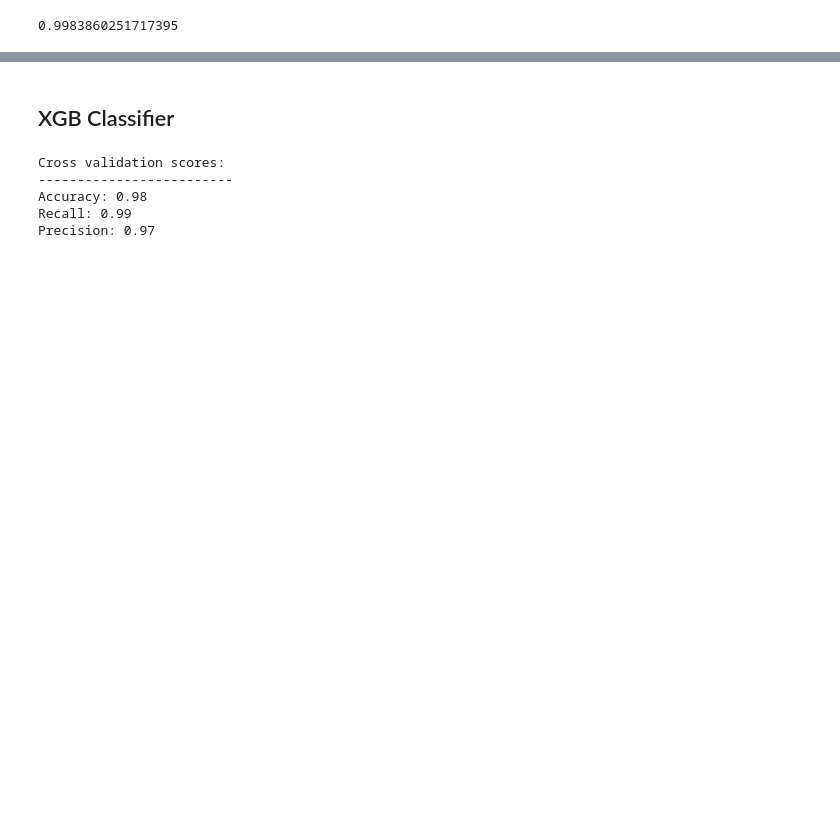
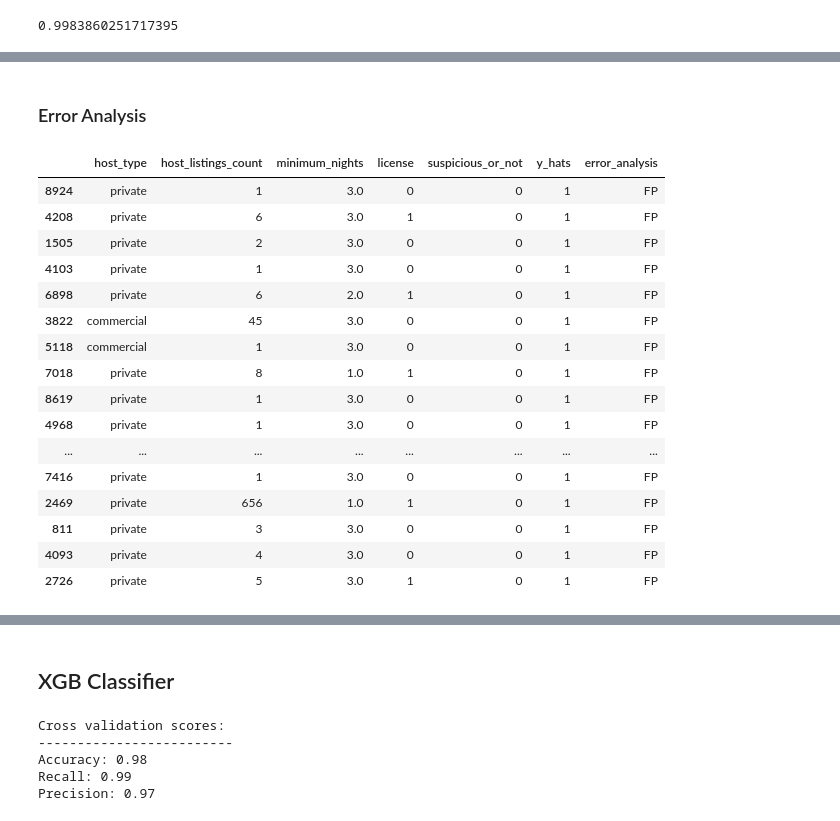
Before and after one commit to scheinmensch/Infringement_Detection_on_Airbnb, a Jupyter notebook: notebooks/Modelling.ipynb, the cells around one changed output, grey strips where cells are left out. Drawn from its saved outputs; the diff is of its cells as text; code cells hidden in the pictures; blank space fills up the shorter version.

Commit message:
error analysis

```diff
--- a/notebooks/Modelling.ipynb
+++ b/notebooks/Modelling.ipynb
@@ -721,0 +697,2 @@ pyplot.show()
+# %% [markdown]
+### Error Analysis
@@ -721,0 +703,39 @@ pyplot.show()
+# %%
+X_test_err_an = pd.concat([X_test, yhats, y_test], axis=1)
+# %%
+def error_analysis(row):
+    if row['suspicious_or_not'] == 0 and row['y_hats'] == 0:
+        return "TN"
+    if row['suspicious_or_not'] == 1 and row['y_hats'] == 1:
+        return "TP"
+    if row['suspicious_or_not'] == 0 and row['y_hats'] == 1:
+        return "FP"
+    if row['suspicious_or_not'] == 1 and row['y_hats'] == 0:
+        return "FN"
+# %%
+X_test_err_an['error_analysis'] = X_test_err_an.apply(lambda row: error_analysis(row), axis=1)
+# %%
+TP = X_test_err_an.loc[(X_test_err_an.error_analysis == "TP")]
+FN = X_test_err_an.loc[(X_test_err_an.error_analysis == "FN")]
+FP = X_test_err_an.loc[(X_test_err_an.error_analysis == "FP")]
+TN = X_test_err_an.loc[(X_test_err_an.error_analysis == "TN")]
+# %%
+FP[['host_type', 'host_listings_count','minimum_nights', 'license', 'suspicious_or_not', 'y_hats', 'error_analysis' ]].head(30)
+# %% [output]
+|  | host_type | host_listings_count | minimum_nights | license | suspicious_or_not | y_hats | error_analysis |
+| 8924 | private | 1 | 3.0 | 0 | 0 | 1 | FP |
+| 4208 | private | 6 | 3.0 | 1 | 0 | 1 | FP |
+| 1505 | private | 2 | 3.0 | 0 | 0 | 1 | FP |
+| 4103 | private | 1 | 3.0 | 0 | 0 | 1 | FP |
+| 6898 | private | 6 | 2.0 | 1 | 0 | 1 | FP |
+| 3822 | commercial | 45 | 3.0 | 0 | 0 | 1 | FP |
+| 5118 | commercial | 1 | 3.0 | 0 | 0 | 1 | FP |
+| 7018 | private | 8 | 1.0 | 1 | 0 | 1 | FP |
+| 8619 | private | 1 | 3.0 | 0 | 0 | 1 | FP |
+| 4968 | private | 1 | 3.0 | 0 | 0 | 1 | FP |
+| ... | ... | ... | ... | ... | ... | ... | ... |
+| 7416 | private | 1 | 3.0 | 0 | 0 | 1 | FP |
+| 2469 | private | 656 | 1.0 | 1 | 0 | 1 | FP |
+| 811 | private | 3 | 3.0 | 0 | 0 | 1 | FP |
+| 4093 | private | 4 | 3.0 | 0 | 0 | 1 | FP |
+| 2726 | private | 5 | 3.0 | 1 | 0 | 1 | FP |
```
Also changed, not shown: parts of 17 cells of this notebook, 1 other file.
